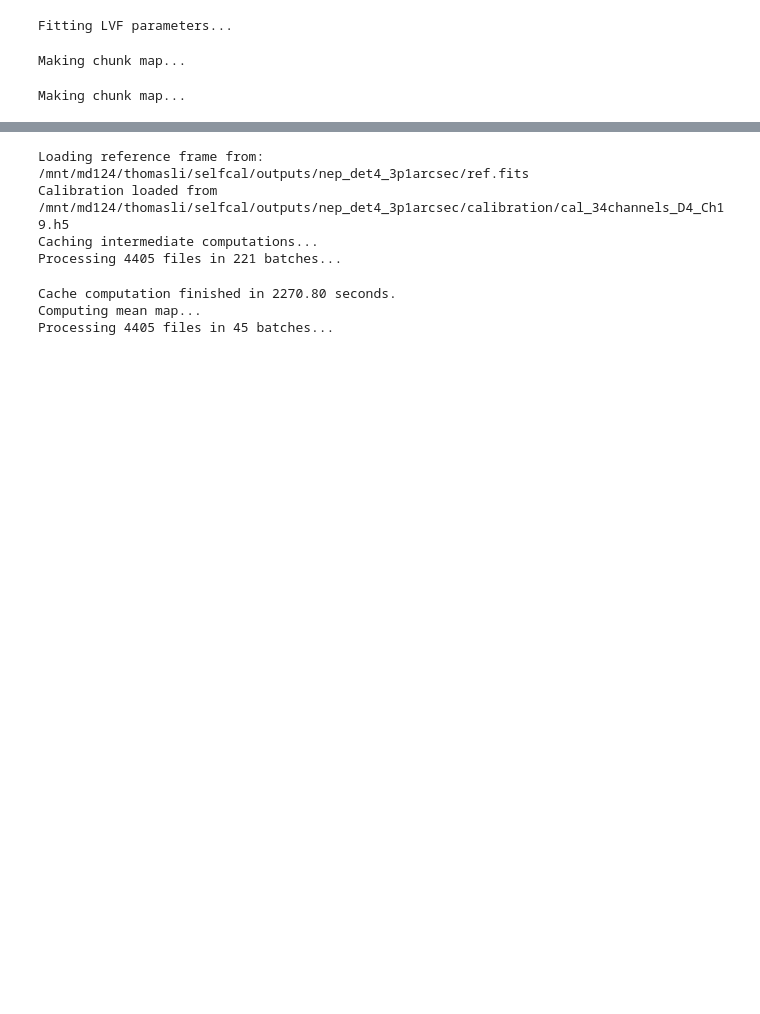
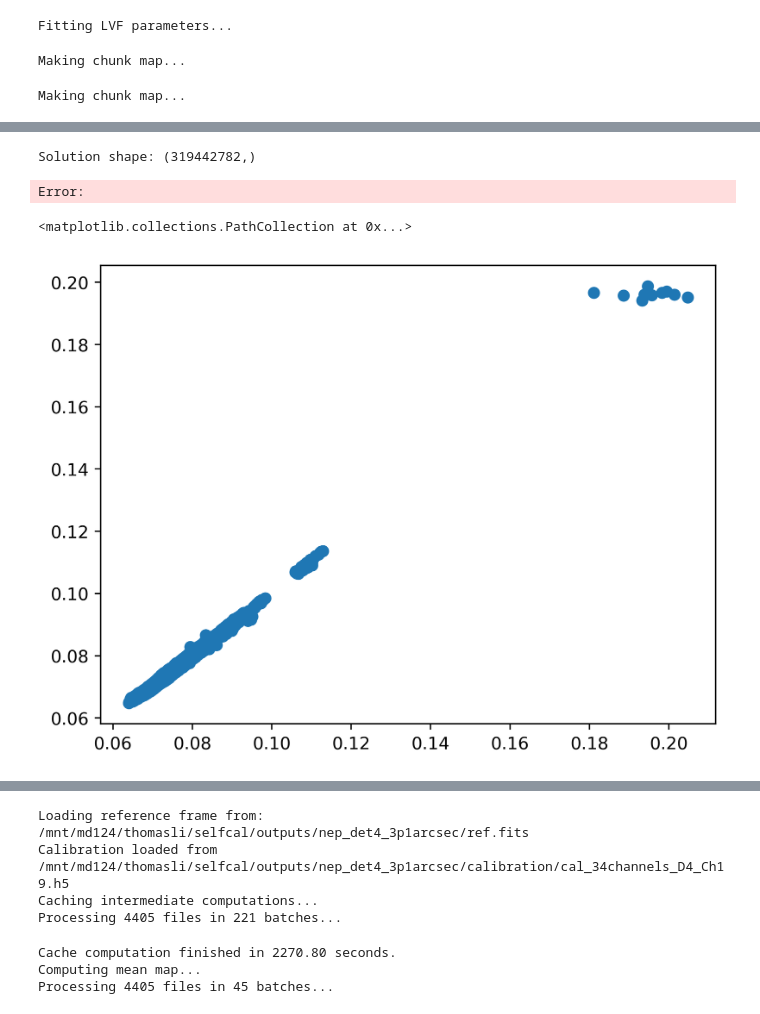
Before and after one commit to ThomasLiii/PySelfCal, a Jupyter notebook: spherex_selfcal_dev.ipynb, the cells around one changed output, grey strips where cells are left out. Saved outputs shown, nothing was run; the diff lists cells and outputs as text; code cells hidden in the pictures; blank space fills up the shorter version.

```diff
--- a/spherex_selfcal_dev.ipynb
+++ b/spherex_selfcal_dev.ipynb
@@ -599,0 +633,33 @@ from SelfCal.SPHERExAppendWav import wav_coadd
+# %%
+M, N = A_jax.shape
+
+# 1. Create a dummy initialization vector of size N
+# This tells JAX the shape of the solution it should produce
+x_init = jnp.zeros(N)
+
+def matvec(x):
+    return A_jax @ x
+
+# 2. Pass 'init=x_init' to the solver
+x_sol = solve_normal_cg(
+    matvec,
+    b_jax,
+    init=x_init,  # <--- CRITICAL ADDITION
+    tol=1e-6,
+    maxiter=200
+)
+print("Solution shape:", x_sol.shape)
+# %% [output]
+Solution shape: (319442782,)
+# %%
+x_numpy = np.array(x_sol)
+# %%
+num_sky = np.prod(cc.ref_shape)
+num_exp = len(cc.exp_idx_list)
+S = x_numpy[:num_sky].reshape(cc.ref_shape)
+O = x_numpy[num_sky:].reshape(num_exp, (x_numpy.shape[0]-num_sky) // num_exp)
+# %% [output]
+Error:
+# %%
+with h5py.File('/mnt/md124/thomasli/selfcal/outputs/nep_det4_3p1arcsec/calibration/cal_34channels_D4_Ch19.h5', 'r') as hf:
+    O_ref = hf['O'][:]
@@ -600 +668,6 @@ from SelfCal.SPHERExAppendWav import wav_coadd
+# %%
+plt.scatter(O[:,chunk_valid_mask.astype(bool)], O_ref[:,chunk_valid_mask.astype(bool)])
+# %% [output]
+<matplotlib.collections.PathCollection at 0x...>
+[figure, added]
 # %%
```
Also changed, not shown: parts of 8 cells of this notebook, 17 other files.
